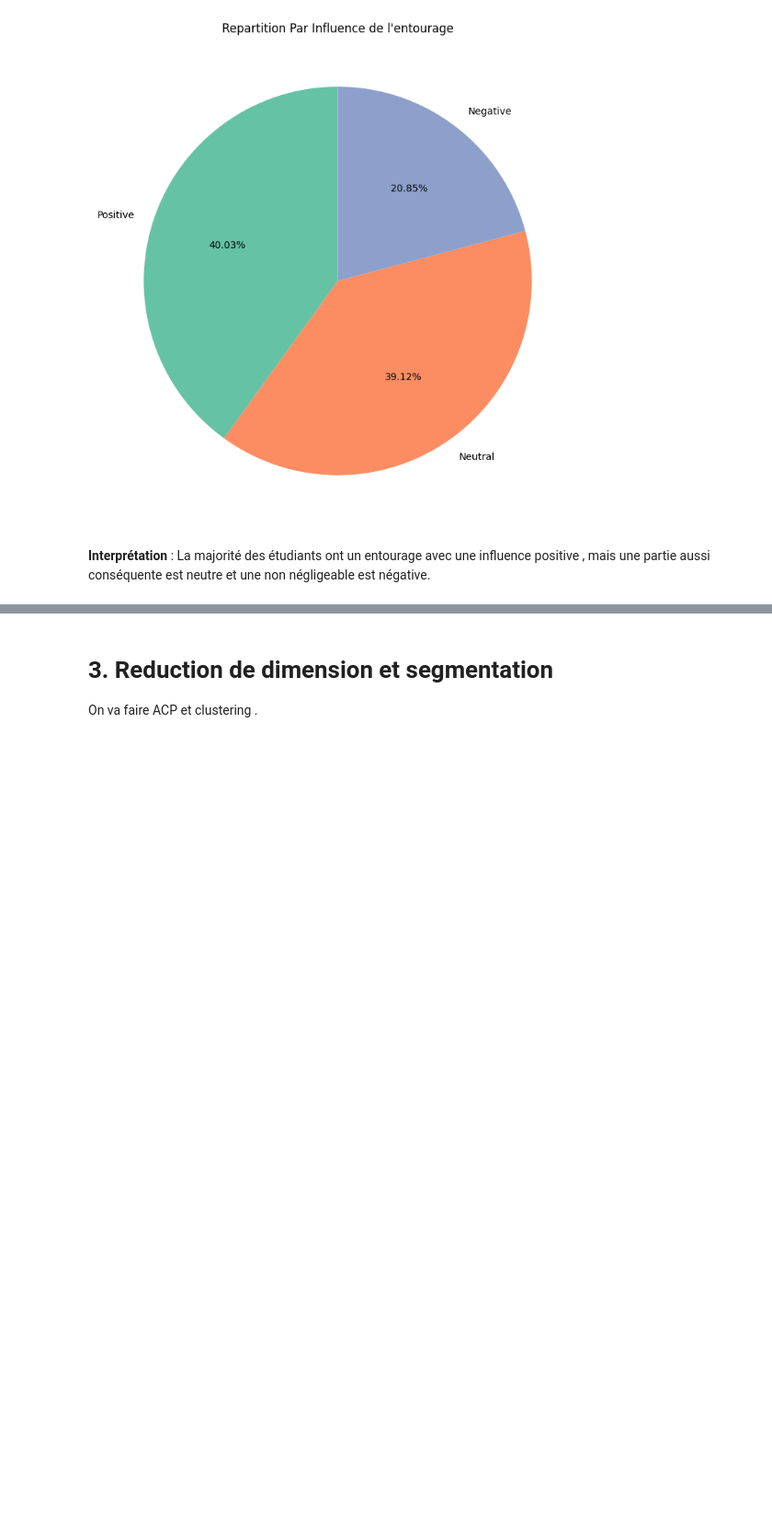
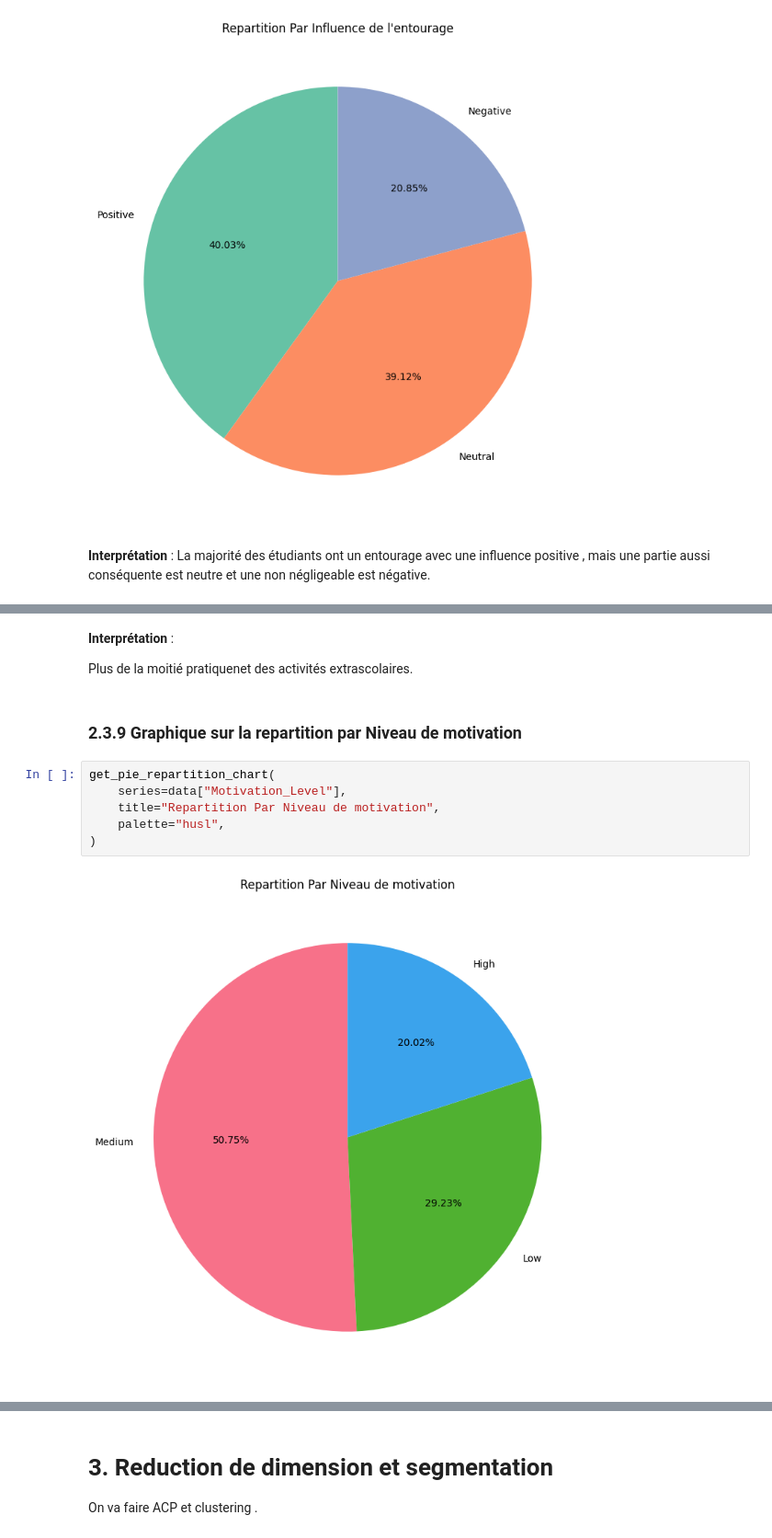
Before and after one commit to Harlequelrah/student_exam_performance_dataset_analysis, a Jupyter notebook: project/main.ipynb, the cells around one changed output, grey strips where cells are left out. Shown at 92% size. Saved outputs shown, nothing was run; the diff lists cells and outputs as text; blank space fills up the shorter version.

```diff
--- a/project/main.ipynb
+++ b/project/main.ipynb
@@ -334,0 +371,14 @@ La majorité des étudiants ont un  entourage avec une influence positive , mais
+# %% [markdown]
+**Interprétation** :
+
+Plus de la moitié pratiquenet des activités extrascolaires.
+# %% [markdown]
+### 2.3.9 Graphique sur la repartition par Niveau de motivation
+# %%
+get_pie_repartition_chart(
+    series=data["Motivation_Level"],
+    title="Repartition Par Niveau de motivation",
+    palette="husl",
+)
+# %% [output]
+[figure, added]
```
Also changed, not shown: parts of 21 cells of this notebook.
